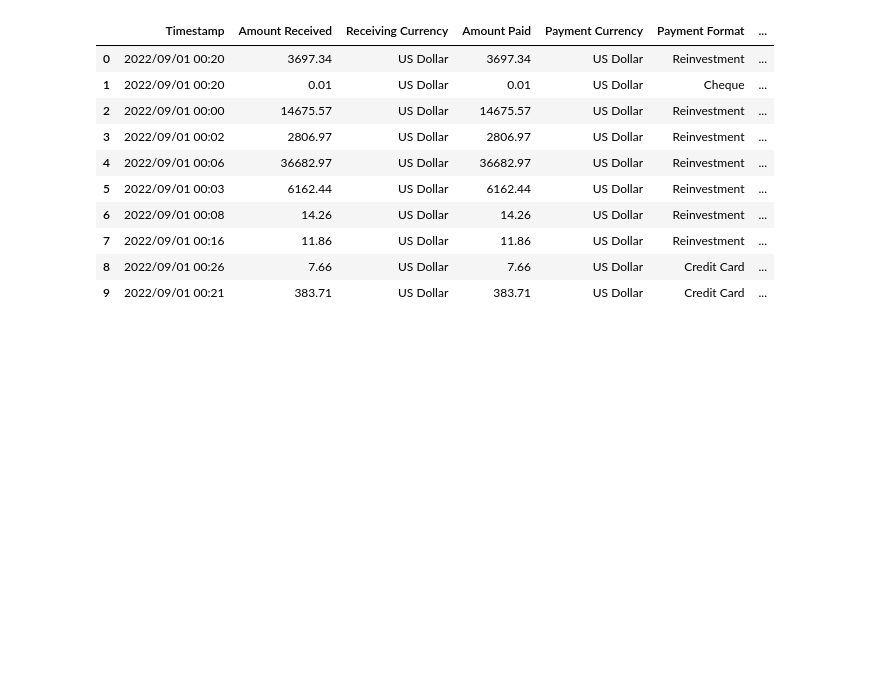
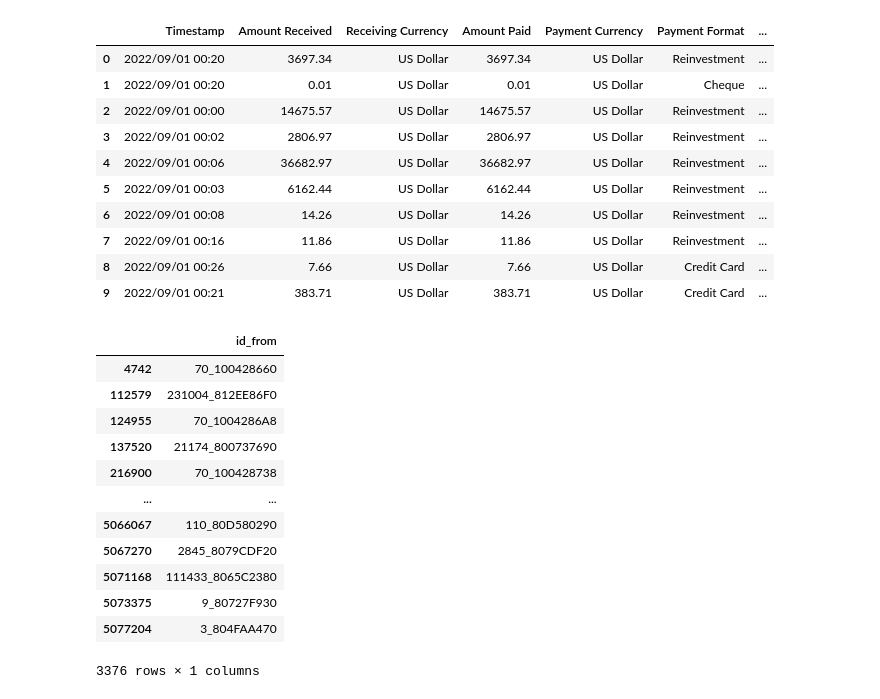
Before and after one commit to kikiraihan/bi_network_science, a Jupyter notebook: notebook/aml_network_science.ipynb, the cells around one changed output. Cells and saved outputs as stored; diff of their text form; code cells hidden in the pictures; blank space fills up the shorter version.

```diff
--- a/notebook/aml_network_science.ipynb
+++ b/notebook/aml_network_science.ipynb
@@ -100,4 +105,22 @@ df_edge.head(10)
 | 7 | 2022/09/01 00:16 | 11.86 | US Dollar | 11.86 | US Dollar | Reinvestment | ... |
 | 8 | 2022/09/01 00:26 | 7.66 | US Dollar | 7.66 | US Dollar | Credit Card | ... |
 | 9 | 2022/09/01 00:21 | 383.71 | US Dollar | 383.71 | US Dollar | Credit Card | ... |
+# %%
+# from jcopml.plot import plot_missing_value
+# plot_missing_value(df_edge[df_edge['Is Laundering']==1])
+df_edge[df_edge['Is Laundering']==1][['id_from']].drop_duplicates()
+# %% [output]
+|  | id_from |
+| 4742 | 70_100428660 |
+| 112579 | 231004_812EE86F0 |
+| 124955 | 70_1004286A8 |
+| 137520 | 21174_800737690 |
+| 216900 | 70_100428738 |
+| ... | ... |
+| 5066067 | 110_80D580290 |
+| 5067270 | 2845_8079CDF20 |
+| 5071168 | 111433_8065C2380 |
+| 5073375 | 9_80727F930 |
+| 5077204 | 3_804FAA470 |
+3376 rows × 1 columns
 # %%
```
Also changed, not shown: parts of 35 cells of this notebook, 24 other files.
